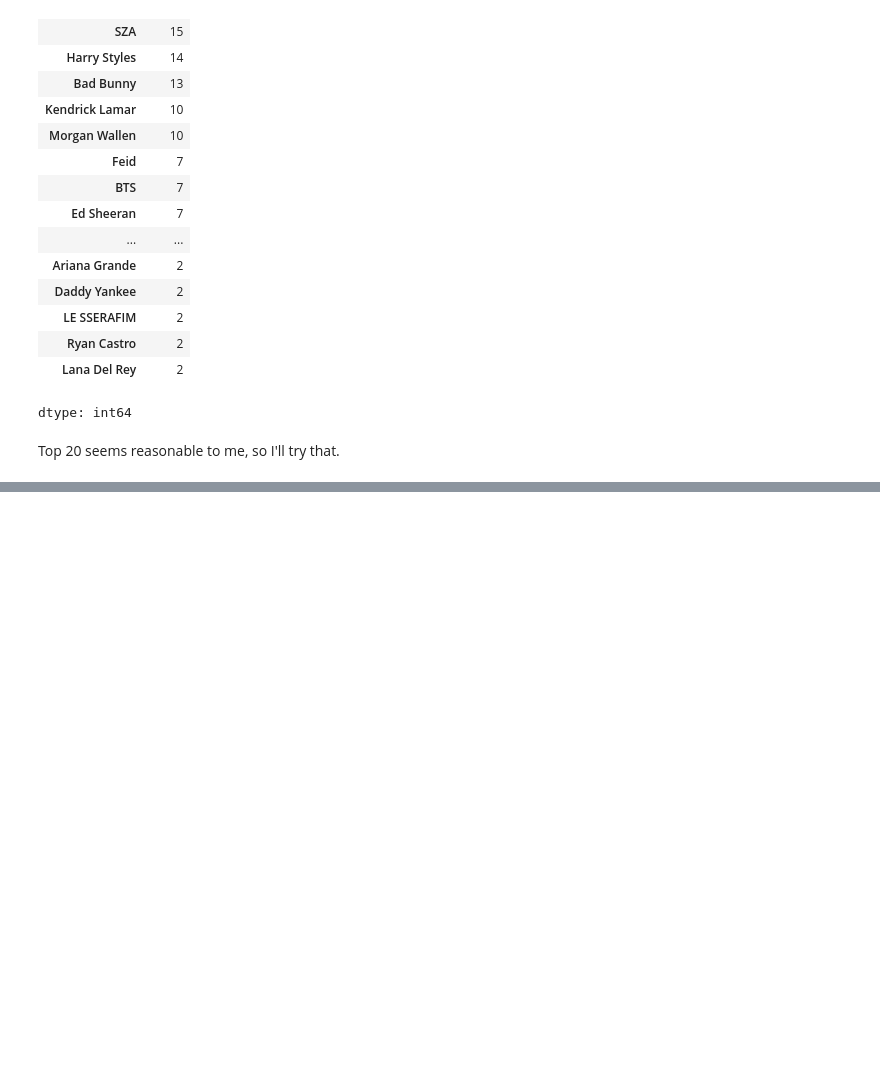
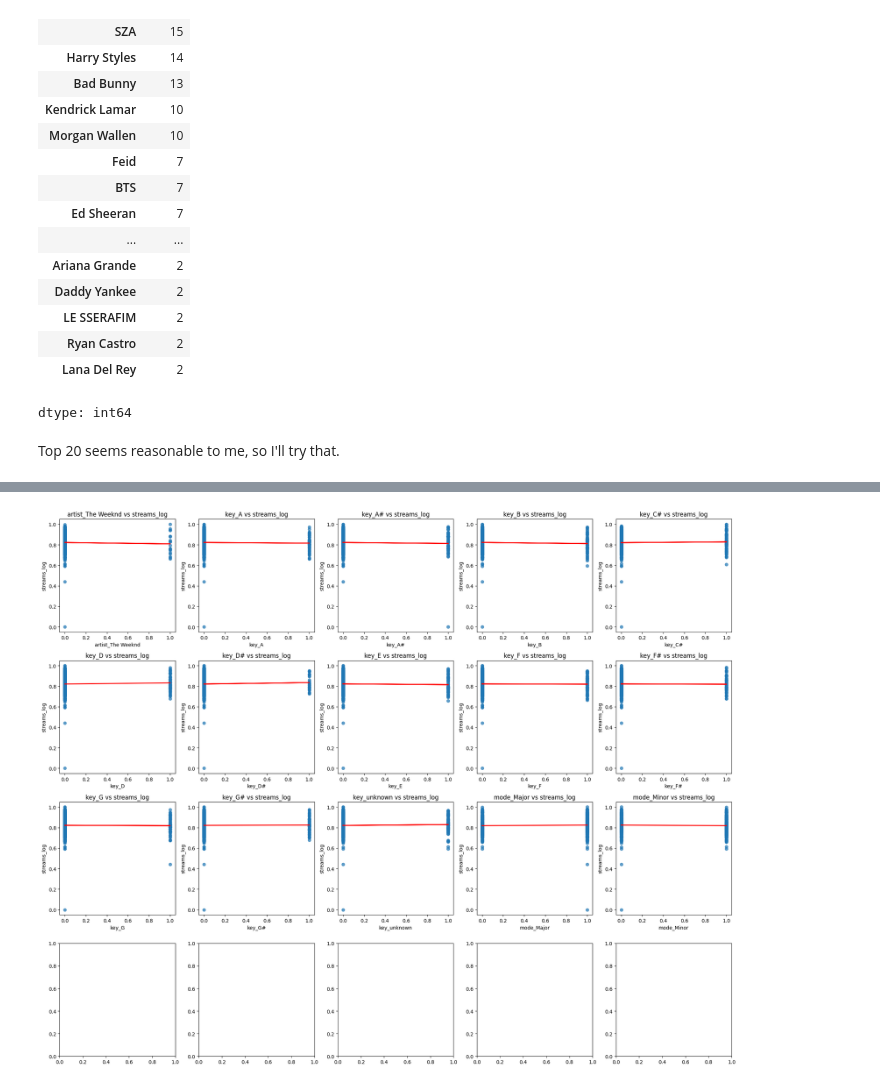
Before and after one commit to HyunWrites0721/Spotify_2023_prediction_model, a Jupyter notebook: spotify2023.ipynb, the cells around one changed output, grey strips where cells are left out. Drawn from its saved outputs; the diff is of its cells as text; code cells hidden in the pictures; blank space fills up the shorter version.

```diff
--- a/spotify2023.ipynb
+++ b/spotify2023.ipynb
@@ -882,0 +1038,4 @@ train_df
+# %%
+examine_linear(train_df, 'streams_log', train_df.columns[40:55])
+# %% [output]
+[figure, added]
```
Also changed, not shown: parts of 28 cells of this notebook.
